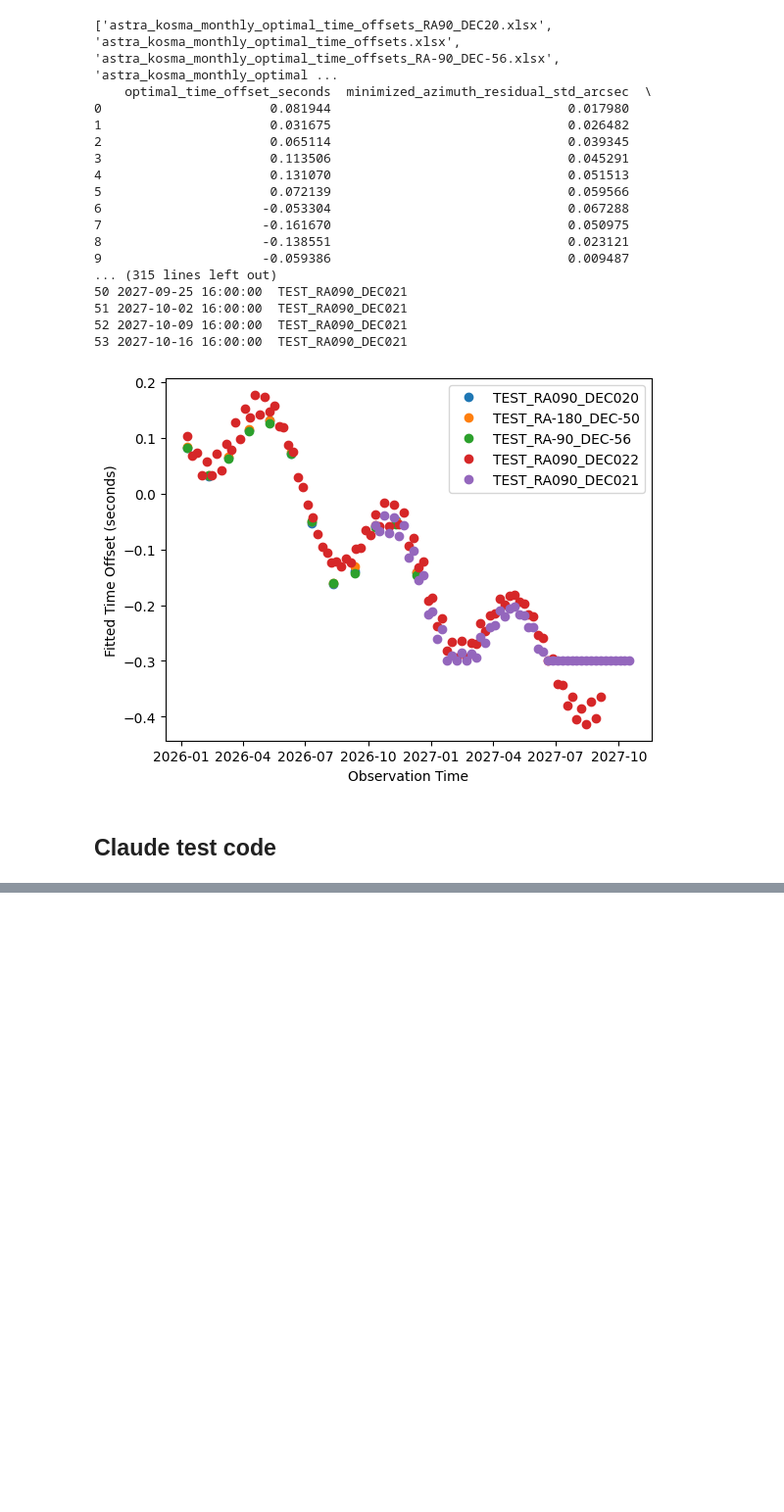
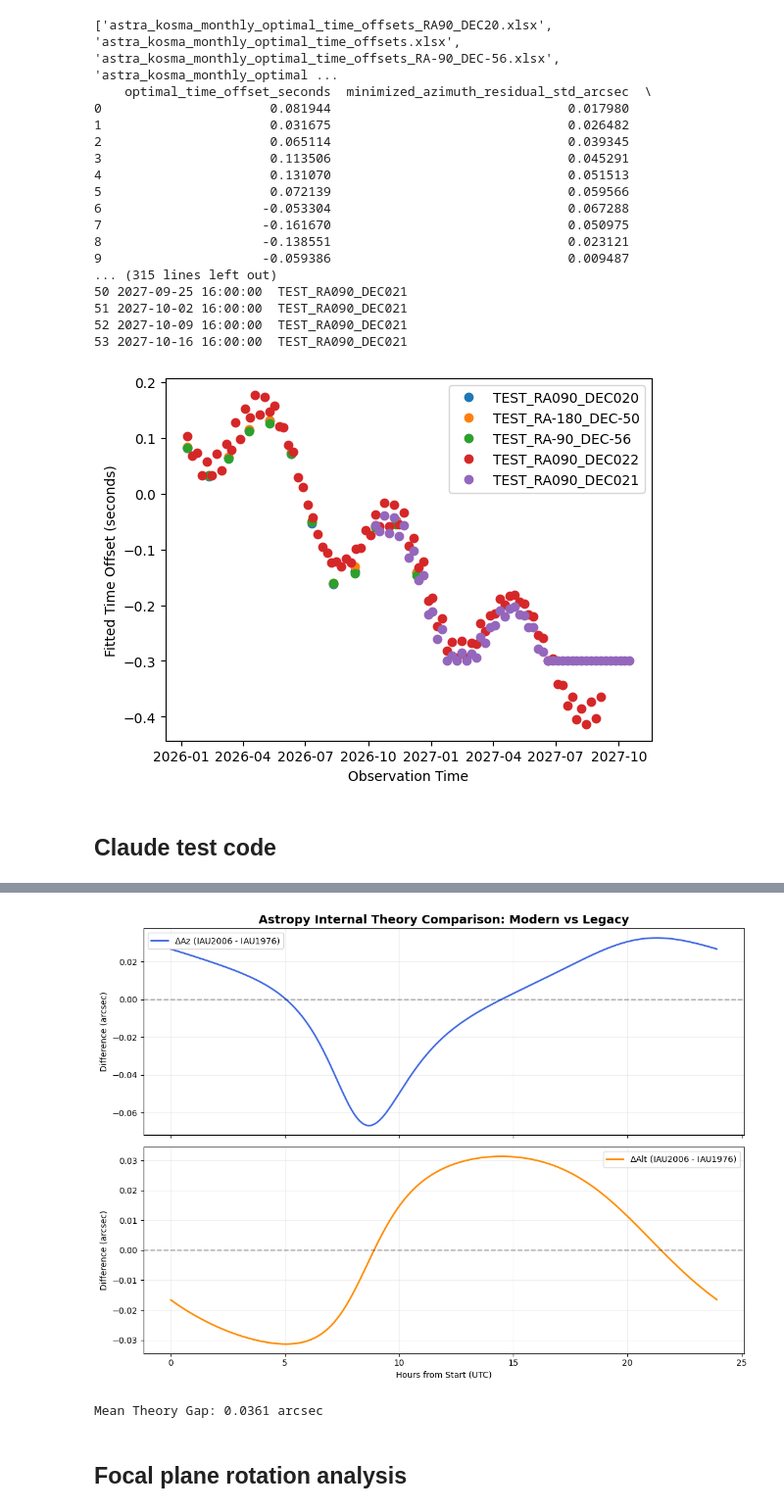
Before and after one commit to ccatobs/kosma-ocs-translator, a Jupyter notebook: utils/results_analysis_notebook.ipynb, the cells around one changed output, grey strips where cells are left out. Shown at 98% size. Cells and saved outputs as stored; diff of their text form; code cells hidden in the pictures; blank space fills up the shorter version.

```diff
--- a/utils/results_analysis_notebook.ipynb
+++ b/utils/results_analysis_notebook.ipynb
@@ -436,0 +546,71 @@ pyslalib_az[idx]
+# %%
+import numpy as np
+import matplotlib.pyplot as plt
+from astropy.coordinates import SkyCoord, EarthLocation, AltAz, FK5, ICRS
+from astropy.time import Time
+import astropy.units as u
+from astropy.utils import iers
+
+# --- 1. SETUP DATA ---
+location = EarthLocation(x=2270350.84824463*u.m,
+                         y=-5435947.57157875*u.m,
+                         z=-2451045.99688049*u.m)
+
+# Source at RA=180, Dec=-50
+ra, dec = 180.0 * u.deg, -50.0 * u.deg
+
+# Time array (24 hours)
+base_time = Time('2026-01-23T00:00:00', scale='utc')
+time_offsets = np.arange(0, 24*60, 5) * u.min
+times = base_time + time_offsets
+
+# Ensure common EOP usage for the entire session
+# Astropy uses the current IERS-A table by default which provides XP, YP, and DUT1
+iers_a = iers.IERS_A.open()
+
+# --- 2. THE EXPERIMENT: IAU 2006 vs IAU 1976 ---
+
+# Modern: ICRS -> AltAz (Uses IAU 2006/2000)
+coord_modern = SkyCoord(ra=ra, dec=dec, frame='icrs')
+altaz_modern = AltAz(obstime=times, location=location, pressure=0*u.bar)
+pos_modern = coord_modern.transform_to(altaz_modern)
+
+# Legacy: FK5 -> AltAz (Uses IAU 1976/1980)
+# We define the same coordinates in the legacy FK5 frame (J2000 equinox)
+coord_legacy = SkyCoord(ra=ra, dec=dec, frame='fk5', equinox='J2000')
+pos_legacy = coord_legacy.transform_to(altaz_modern)
+
+# --- 3. RESIDUAL CALCULATION ---
+# Azimuth (corrected for wrap-around)
+diff_az = (pos_modern.az - pos_legacy.az).wrap_at(180*u.deg).arcsec
+# Elevation
+diff_alt = (pos_modern.alt - pos_legacy.alt).arcsec
+
+# --- 4. PLOTTING ---
+fig, (ax1, ax2) = plt.subplots(2, 1, figsize=(11, 8), sharex=True)
+
+# Azimuth Plot
+ax1.plot(time_offsets.to(u.hour), diff_az, color='royalblue', lw=2, label='$\Delta$Az (IAU2006 - IAU1976)')
+ax1.axhline(0, color='black', alpha=0.3, ls='--')
+ax1.set_ylabel('Difference (arcsec)')
+ax1.set_title('Astropy Internal Theory Comparison: Modern vs Legacy', fontweight='bold', fontsize=14)
+ax1.legend()
+ax1.grid(True, alpha=0.2)
+
+# Elevation Plot
+ax2.plot(time_offsets.to(u.hour), diff_alt, color='darkorange', lw=2, label='$\Delta$Alt (IAU2006 - IAU1976)')
+ax2.axhline(0, color='black', alpha=0.3, ls='--')
+ax2.set_ylabel('Difference (arcsec)')
+ax2.set_xlabel('Hours from Start (UTC)')
+ax2.legend()
+ax2.grid(True, alpha=0.2)
+
+plt.tight_layout()
+plt.show()
+
+print(f"Mean Theory Gap: {np.mean(np.sqrt(diff_az**2 + diff_alt**2)):.4f} arcsec")
+# %% [output]
+[figure, added]
+Mean Theory Gap: 0.0361 arcsec
+# %% [markdown]
+## Focal plane rotation analysis
```
Also changed, not shown: parts of 6 cells of this notebook.
